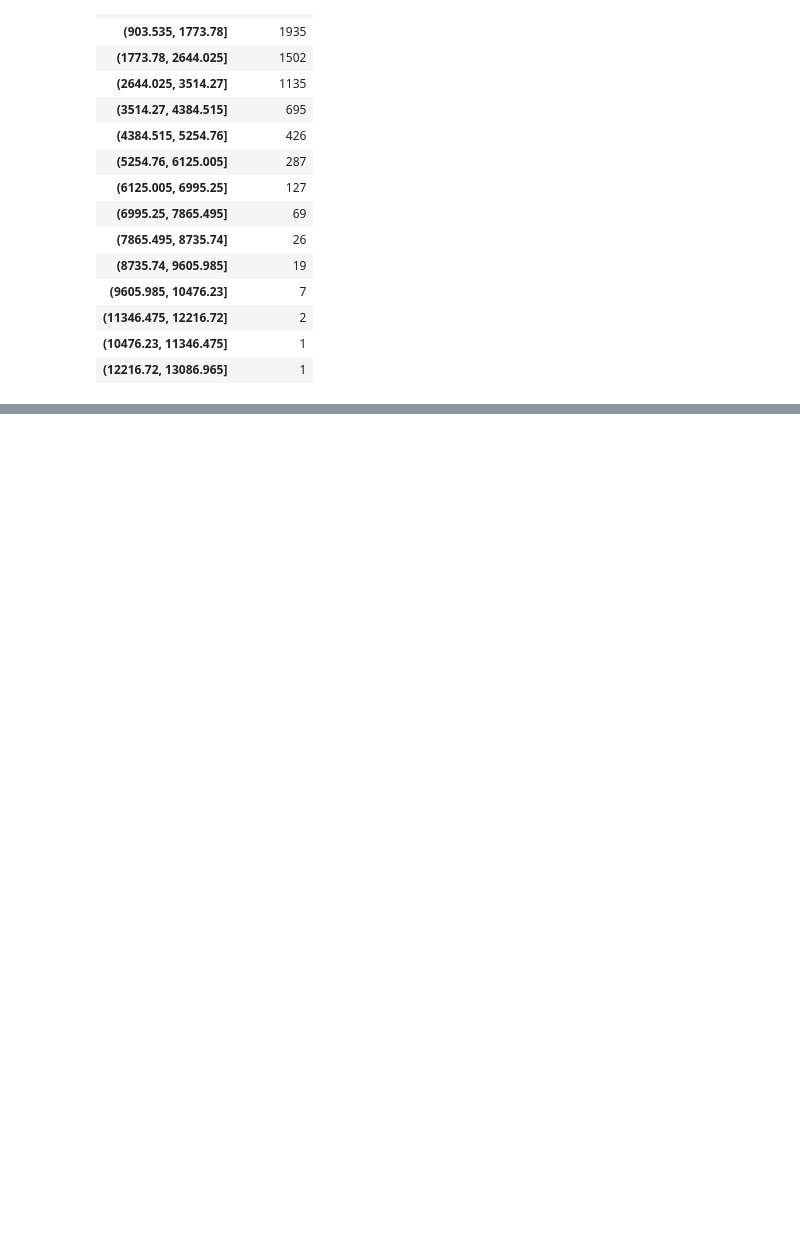
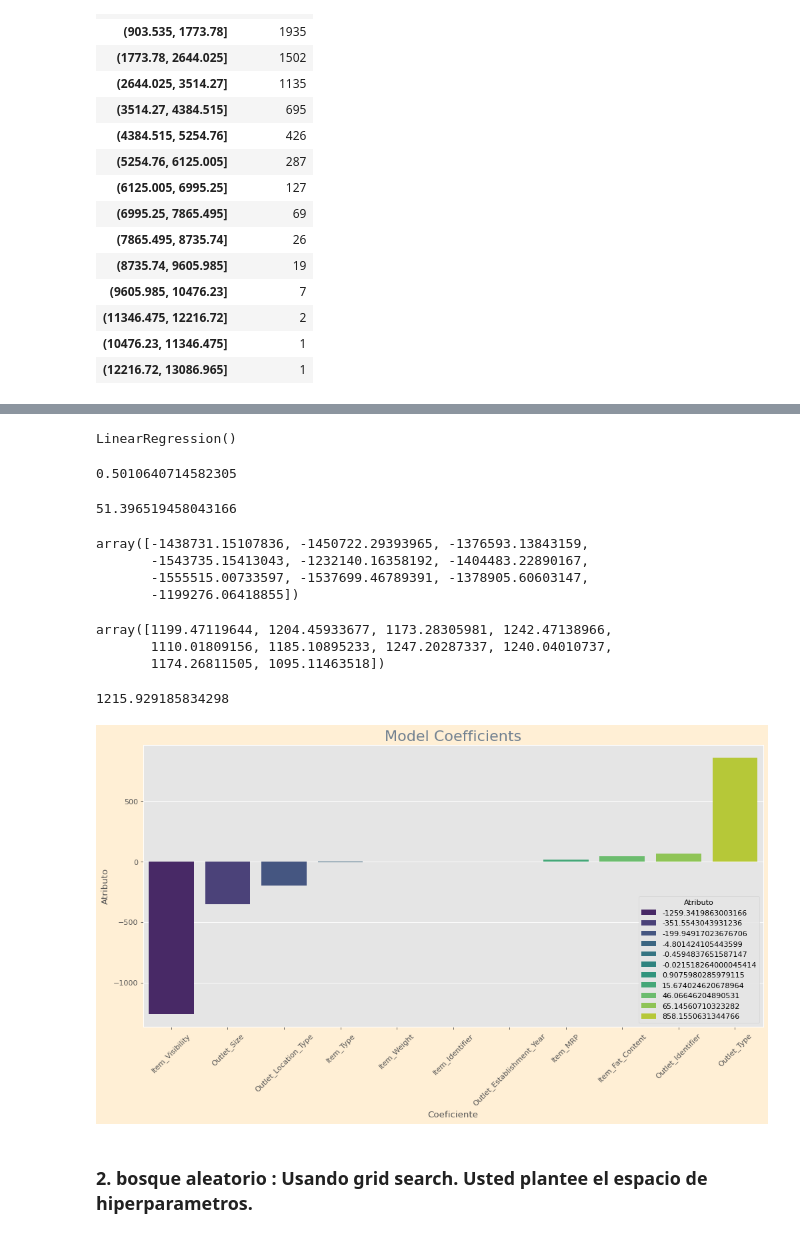
Before and after one commit to joelbarranteswins/Specialization_Final_Exam, a Jupyter notebook: Pregunta 3.ipynb, the cells around one changed output, grey strips where cells are left out. Cells and saved outputs as stored; diff of their text form; code cells hidden in the pictures; blank space fills up the shorter version.

```diff
--- a/Pregunta 3.ipynb
+++ b/Pregunta 3.ipynb
@@ -151,5 +216,5 @@ dtype: int64
 # %%
 # make imputation for numerical varible Item_Weight column
-BM_cuan['Item_Weight'].fillna(BM_cuan['Item_Weight'].mean(), inplace=True)
+BM_cuan['Item_Weight'] = BM_cuan['Item_Weight'].fillna(BM_cuan['Item_Weight'].mean())
 BM_cuan['Item_Weight'].isnull().sum()
 # %% [output]
@@ -216,0 +285,21 @@ frecuency
+# %%
+from sklearn.preprocessing import LabelEncoder
+lr = LabelEncoder()
+for i in BM_cat.columns:
+    BM_cat[i] = lr.fit_transform(BM_cat[i])
+# %%
+X = pd.concat([BM_cat, BM_cuan], axis=1).drop(['Item_Outlet_Sales'], axis=1)
+y = BM_cuan['Item_Outlet_Sales']
+
+from sklearn.model_selection import train_test_split
+X_train, X_test, y_train, y_test = train_test_split(
+    X, y,
+    test_size=0.3,
+    train_size=0.7,
+    random_state=2022)
+# %%
+from sklearn.linear_model import LinearRegression
+lr = LinearRegression()
+lr.fit(X_train, y_train)
+# %% [output]
+LinearRegression()
@@ -216,0 +308,51 @@ frecuency
+# %%
+# calculate score from linear regresion
+from sklearn.metrics import r2_score
+r2_score(y_test, y_pred)
+# %% [output]
+0.5010640714582305
+# %%
+# calculate score from linear regresion
+lr.score(X_train, y_train)*100
+# %% [output]
+51.396519458043166
+# %%
+from sklearn.model_selection import cross_val_score
+scores = cross_val_score(lr, X_train, y_train, cv=10, scoring='neg_mean_squared_error')
+scores
+# %% [output]
+array([-1438731.15107836, -1450722.29393965, -1376593.13843159,
+       -1543735.15413043, -1232140.16358192, -1404483.22890167,
+       -1555515.00733597, -1537699.46789391, -1378905.60603147,
+       -1199276.06418855])
+# %%
+cv_score = np.sqrt(np.abs(scores))
+cv_score
+# %% [output]
+array([1199.47119644, 1204.45933677, 1173.28305981, 1242.47138966,
+       1110.01809156, 1185.10895233, 1247.20287337, 1240.04010737,
+       1174.26811505, 1095.11463518])
+# %%
+from sklearn.metrics import mean_squared_error
+# calculate mean squared error (Error Cuadratico Medio)
+rme  = np.sqrt(mean_squared_error(y_test, y_pred))
+rme
+# %% [output]
+1215.929185834298
+# %%
+coef = pd.DataFrame({
+    'Atributo':lr.coef_,
+    'Coeficiente':X.columns
+}).sort_values(by='Atributo', ascending=True)
+
+fig = plt.figure(figsize=(15,7), facecolor = 'papayawhip', edgecolor = '#FDEDEC', dpi=80)
+
+sns.barplot(x='Coeficiente', y='Atributo', hue= 'Atributo', data=coef, dodge=False, palette='viridis')
+# coef1.plot(kind='bar', title='Model Coefficients')
+plt.title('Model Coefficients', fontsize=20, color="slategrey")
+plt.xticks(rotation=45)
+plt.show()
+# %% [output]
+[figure, added]
+# %% [markdown]
+### 2. bosque aleatorio : Usando grid search. Usted plantee el espacio de hiperparametros.
```
Also changed, not shown: parts of 41 cells of this notebook, 3 other files.
